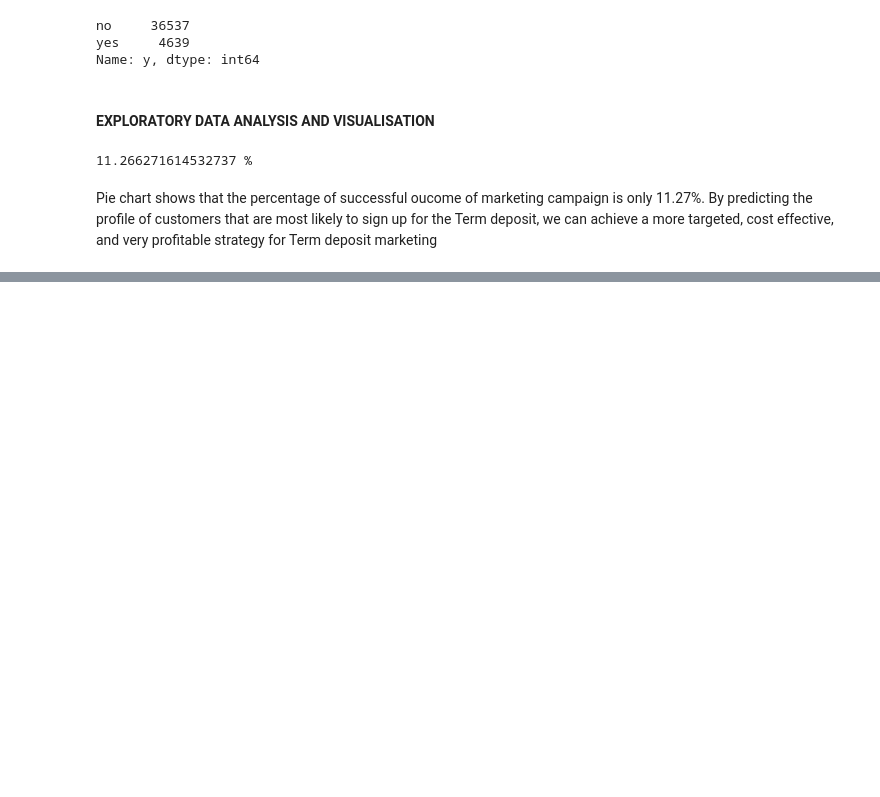
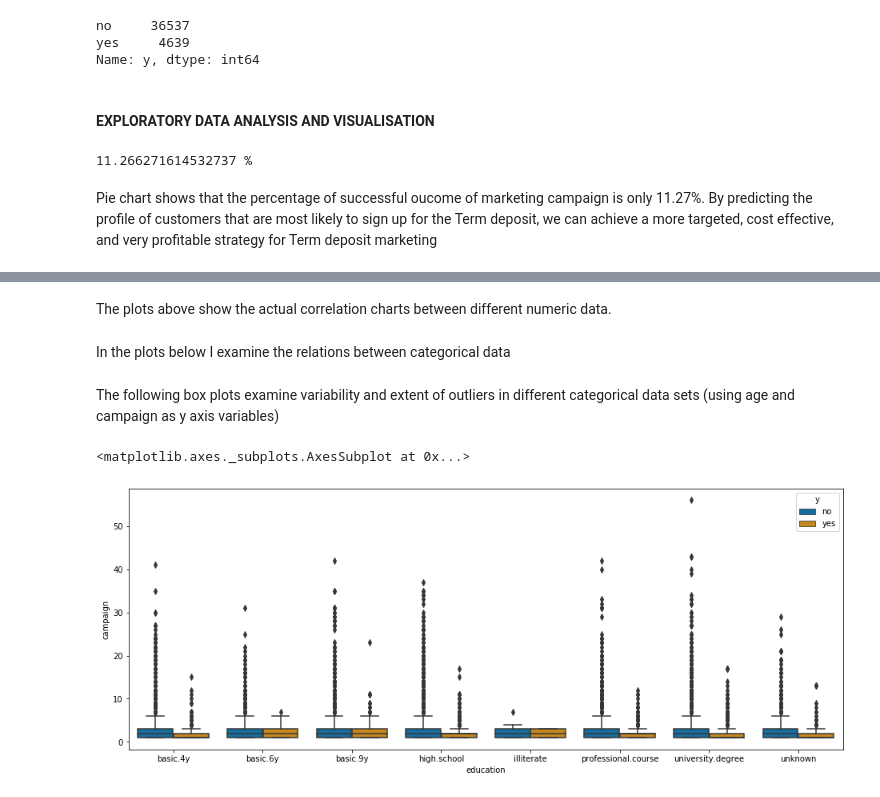
Before and after one commit to Dataforreal/springboard, a Jupyter notebook: Capstone_1/Capstone_Project_1.ipynb, the cells around one changed output, grey strips where cells are left out. Drawn from its saved outputs; the diff is of its cells as text; code cells hidden in the pictures; blank space fills up the shorter version.

Commit message:
exploratory data analysis updates

```diff
--- a/Capstone_1/Capstone_Project_1.ipynb
+++ b/Capstone_1/Capstone_Project_1.ipynb
@@ -404,0 +407,12 @@ sns.pairplot(train)
+# %% [markdown]
+The plots above show the actual correlation charts between different numeric data.
+# %% [markdown]
+In the plots below I examine the relations between categorical data
+# %% [markdown]
+The following box plots examine variability and extent of outliers in different categorical data sets (using age and campaign as y axis variables)
+# %%
+plt.figure(figsize=(16, 6))
+sns.boxplot(y='campaign', x='education', data=train, palette="colorblind", hue='y')
+# %% [output]
+<matplotlib.axes._subplots.AxesSubplot at 0x...>
+[figure, added]
```
Also changed, not shown: parts of 20 cells of this notebook, 2 other files.
